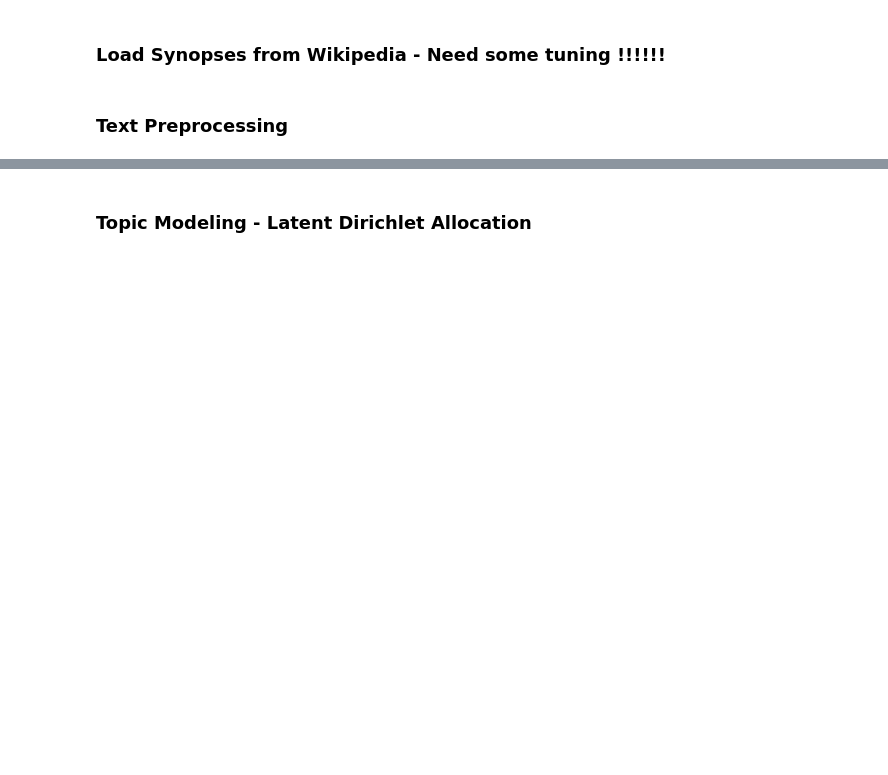
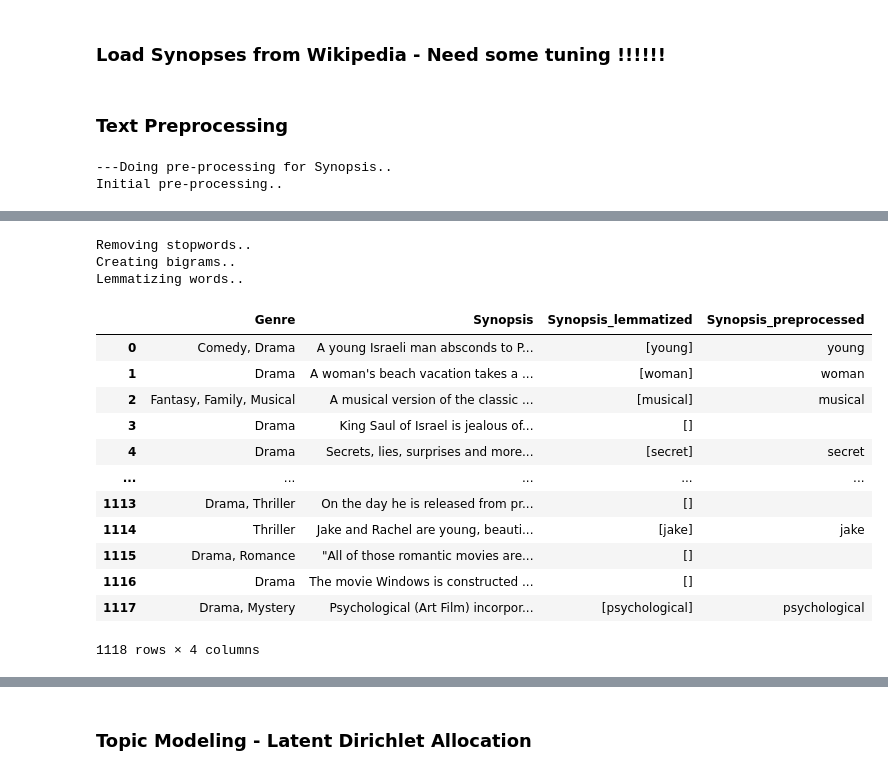
Before and after one commit to assafrbi/mini-project-Digital-Humanities, a Jupyter notebook: dh_mini.ipynb, the cells around one changed output, grey strips where cells are left out. Drawn from its saved outputs; the diff is of its cells as text; code cells hidden in the pictures; blank space fills up the shorter version.

```diff
--- a/dh_mini.ipynb
+++ b/dh_mini.ipynb
@@ -294,0 +412,46 @@ wikiMovies = pd.read_csv('movies_need_wiki.csv')
+# %%
+ready_data = pd.read_csv('ready_for_topic_modeling.csv', usecols=["Synopsis", "Genre"])
+
+ready_data.loc[ready_data['Synopsis']!='']
+source = 'Synopsis'
+data = ready_data.copy()
+
+print(f'---Doing pre-processing for {source}..')
+print('Initial pre-processing..')
+
+data[source] = data[source].apply(lambda x: text_preprocess(x))
+
+data = data[source].to_list()
+data_words = list(sent_to_words(data))
+
+# Build the bigram model
+bigram = gensim.models.Phrases(data_words, min_count=5, threshold=100, progress_per=200) # higher threshold fewer phrases.
+
+# Faster way to get a sentence clubbed as a trigram/bigram
+bigram_mod = gensim.models.phrases.Phraser(bigram)
+
+# Remove Stop Words
+print('Removing stopwords..')
+data_words_nostops = remove_stopwords(data_words)
+
+# Form Bigrams
+print('Creating bigrams..')
+ready_data[f'{source}_words_bigrams'] = make_bigrams(data_words_nostops, bigram_mod)
+# Initialize spacy 'en' model, keeping only tagger component (for efficiency)
+# python -m spacy download en_core_web_sm
+
+nlp = spacy.load('en_core_web_sm', disable=['parser', 'ner'])
+
+# Do lemmatization keeping only noun, adj, vb, adv
+#data_lemmatized = lemmatization(data_words_bigrams, allowed_postags=['NOUN', 'ADJ', 'VERB', 'ADV'])
+print('Lemmatizing words..')
+ready_data[f'{source}_lemmatized'] = ready_data[f'{source}_words_bigrams'].swifter.apply(lambda x: lemmatization_x(x))
+ready_data = ready_data.drop(columns=[f'{source}_words_bigrams'])
+ready_data[f'{source}_preprocessed'] = ready_data[f'{source}_lemmatized'].apply(lambda x: join_list(x))
+
+del bigram, bigram_mod, data_words, data, nlp
+
+ready_data
+# %% [output]
+---Doing pre-processing for Synopsis..
+Initial pre-processing..
@@ -294,0 +469,16 @@ wikiMovies = pd.read_csv('movies_need_wiki.csv')
+Removing stopwords..
+Creating bigrams..
+Lemmatizing words..
+|  | Genre | Synopsis | Synopsis_lemmatized | Synopsis_preprocessed |
+| 0 | Comedy, Drama | A young Israeli man absconds to P... | [young] | young |
+| 1 | Drama | A woman's beach vacation takes a ... | [woman] | woman |
+| 2 | Fantasy, Family, Musical | A musical version of the classic ... | [musical] | musical |
+| 3 | Drama | King Saul of Israel is jealous of... | [] |  |
+| 4 | Drama | Secrets, lies, surprises and more... | [secret] | secret |
+| ... | ... | ... | ... | ... |
+| 1113 | Drama, Thriller | On the day he is released from pr... | [] |  |
+| 1114 | Thriller | Jake and Rachel are young, beauti... | [jake] | jake |
+| 1115 | Drama, Romance | "All of those romantic movies are... | [] |  |
+| 1116 | Drama | The movie Windows is constructed ... | [] |  |
+| 1117 | Drama, Mystery | Psychological (Art Film) incorpor... | [psychological] | psychological |
+1118 rows × 4 columns
```
Also changed, not shown: parts of 18 cells of this notebook.
